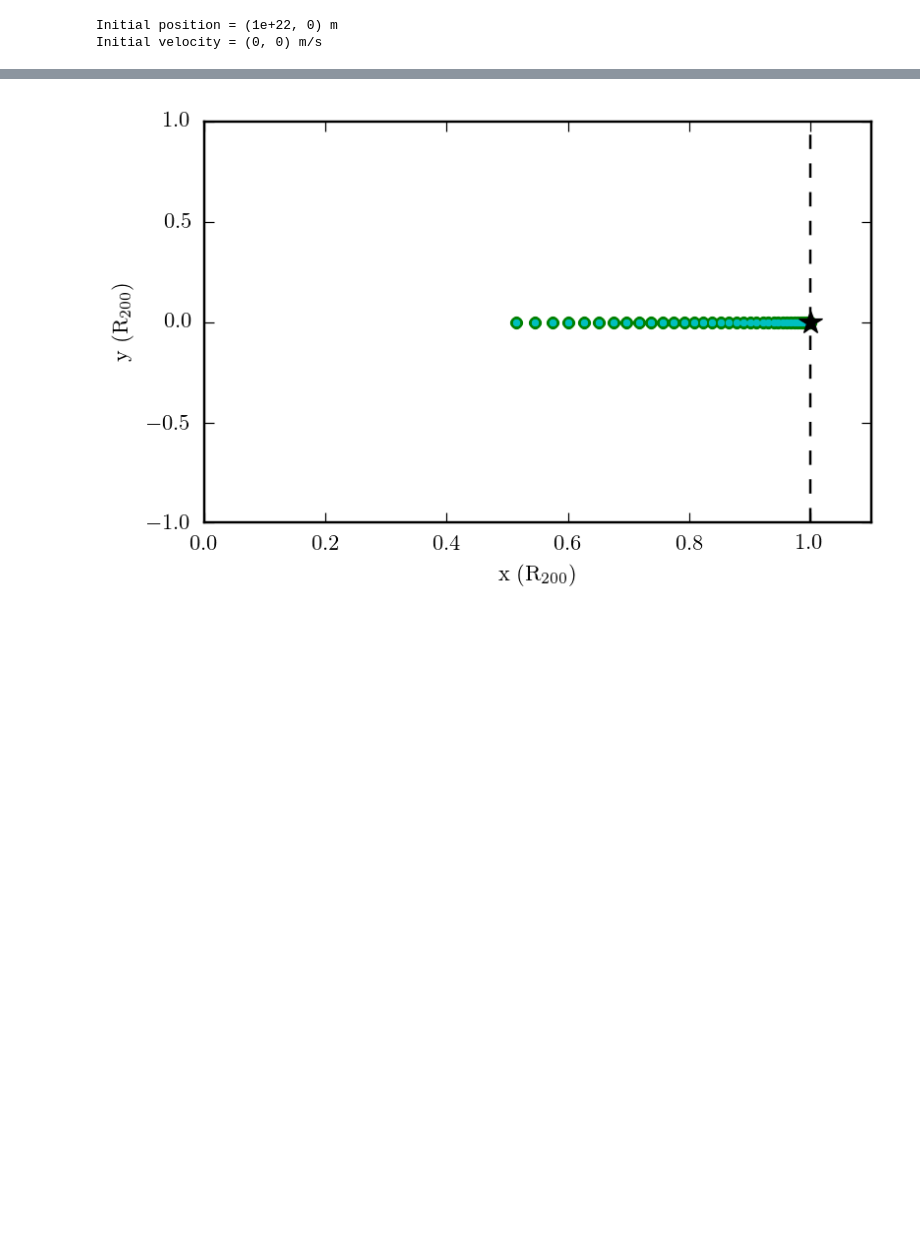
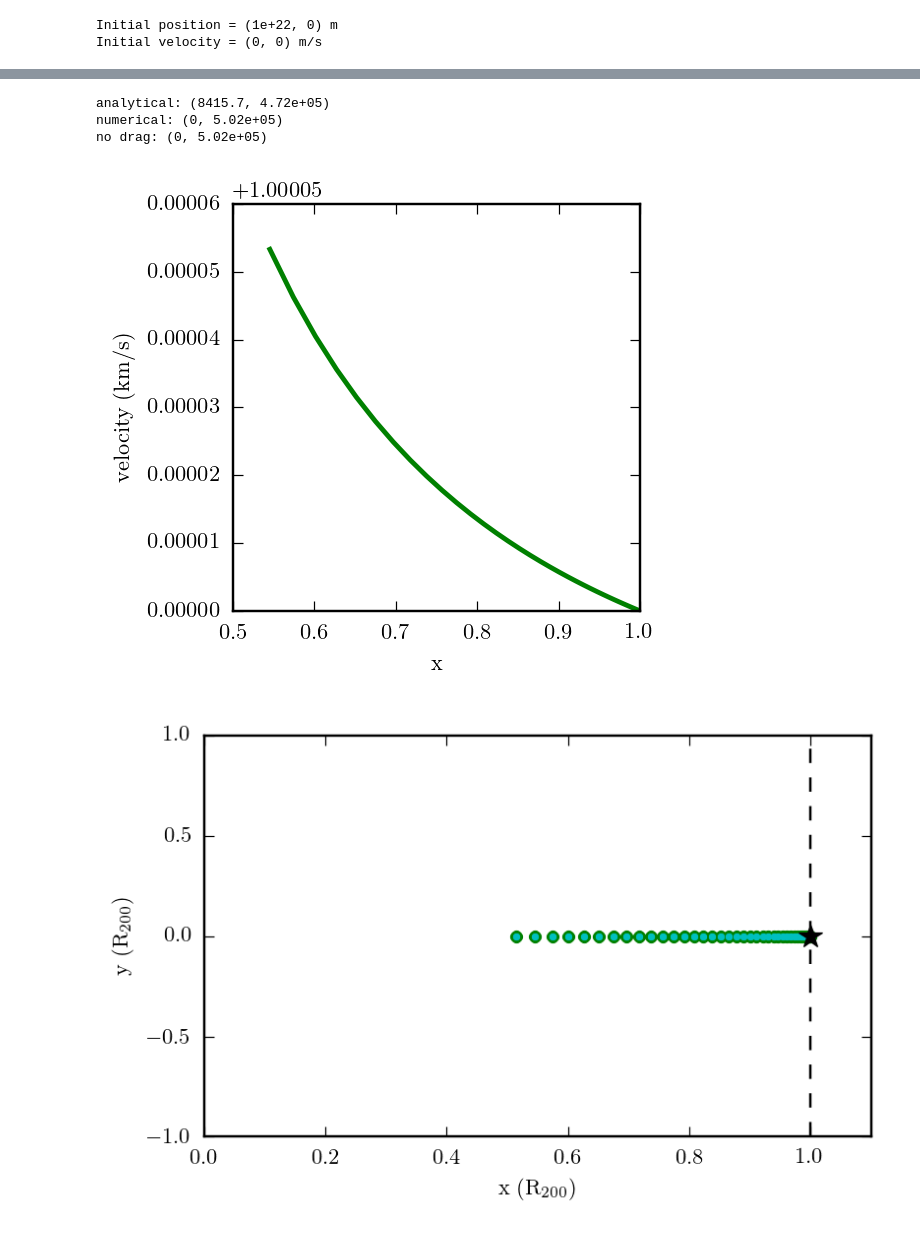
Before and after one commit to norashipp/sidm_orbit_calculation, a Jupyter notebook: src/plotting.ipynb, the cells around one changed output, grey strips where cells are left out. Saved outputs shown, nothing was run; the diff lists cells and outputs as text; code cells hidden in the pictures; blank space fills up the shorter version.

```diff
--- a/src/plotting.ipynb
+++ b/src/plotting.ipynb
@@ -107,3 +119,27 @@ no drag: (0, 5.02e+05)
+# %%
+# vv_a = v_a(xx*data.host.R_200)
+vv_a = analytical_velocity(xx[1:-1]*data.host.R_200)
+
+print 'analytical: (%.5g, %.3g)' %(vv_a.min(),vv_a.max())
+print 'numerical: (%.5g, %.3g)' %(np.abs(vv).min(),np.abs(vv).max())
+
+print 'no drag: (%.5g, %.3g)' %(np.abs(vv2).min(),np.abs(vv2).max())
+
+pylab.figure(figsize=(3,3))
+# pylab.plot(xx,-vv/1e3,'g-',markersize=10,linewidth=2,label='numerical')
+pylab.plot(xx[1:-1],-vv[1:-1]/vv_a,'g-',markersize=10,linewidth=2,label='numerical')
+# pylab.plot(xx,vv_a/1e3,'c--',markersize=10,linewidth=2,label='analytical')
+pylab.xlabel(r'$\mathrm{x}$')
+pylab.ylabel(r'$\mathrm{velocity\ (km/s)}$')
+# pylab.xscale('log')
+# pylab.yscale('log')
+# pylab.legend(fontsize=8,loc='lower right') # fix formatting
+pylab.show()
+# %% [output]
+analytical: (8415.7, 4.72e+05)
+numerical: (0, 5.02e+05)
+no drag: (0, 5.02e+05)
+[figure, added]
 # %%
 pylab.figure(figsize=(5,3))
 pylab.plot(xx,yy,'g.',markersize=10,linewidth=2)
```
Also changed, not shown: parts of 6 cells of this notebook, 2 other files.
